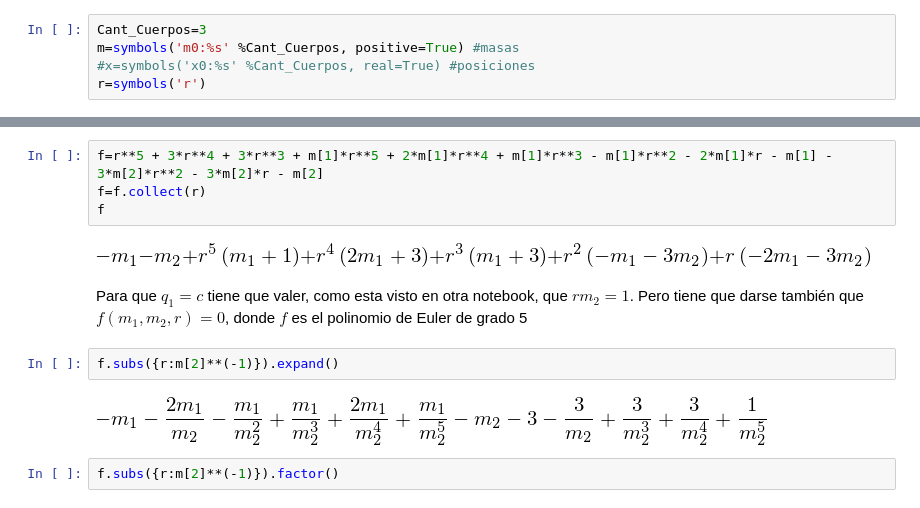
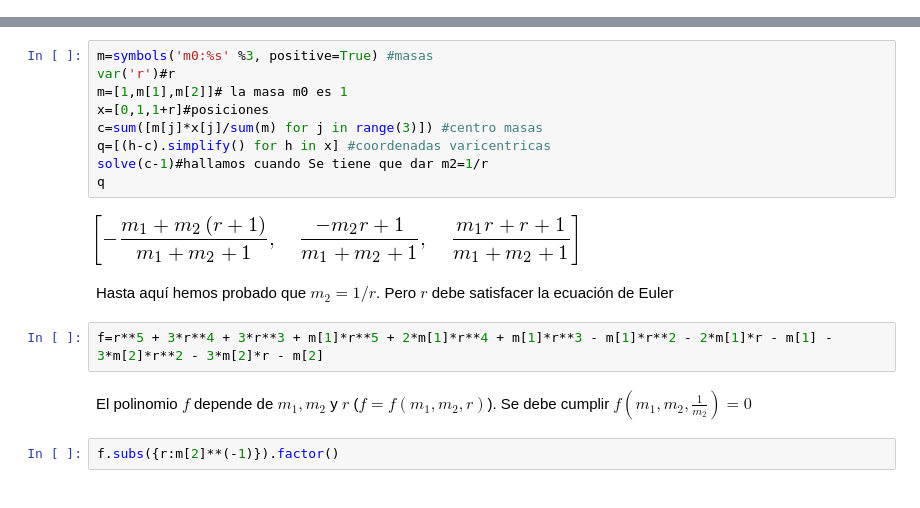
Before and after one commit to fdmazzone/ArchivosProyecto, a Jupyter notebook: MEcanica Celeste/concavidad.ipynb, the cells around one changed output, grey strips where cells are left out. Saved outputs shown, nothing was run; the diff lists cells and outputs as text.

```diff
--- a/MEcanica Celeste/concavidad.ipynb
+++ b/MEcanica Celeste/concavidad.ipynb
@@ -6,6 +10 @@ init_printing() #muestra símbolos más agradab
 R=lambda n,d: Rational(n,d)
-# %%
-Cant_Cuerpos=3
-m=symbols('m0:%s' %Cant_Cuerpos, positive=True) #masas
-#x=symbols('x0:%s' %Cant_Cuerpos, real=True) #posiciones
-r=symbols('r')
@@ -12,15 +19,20 @@ r=symbols('r')
+# %%
+m=symbols('m0:%s' %3, positive=True) #masas
+var('r')#r
+m=[1,m[1],m[2]]# la masa m0 es 1
+x=[0,1,1+r]#posiciones
+c=sum([m[j]*x[j]/sum(m) for j in range(3)]) #centro masas
+q=[(h-c).simplify() for h in x] #coordenadas varicentricas
+solve(c-1)#hallamos cuando Se tiene que dar m2=1/r
+q
+# %% [output]
+[figure, added]
+# %% [markdown]
+Hasta aquí hemos probado que $m_2=1/r$. Pero $r$ debe satisfacer la ecuación de Euler
 # %%
 f=r**5 + 3*r**4 + 3*r**3 + m[1]*r**5 + 2*m[1]*r**4 + m[1]*r**3 - m[1]*r**2 - 2*m[1]*r - m[1] - 3*m[2]*r**2 - 3*m[2]*r - m[2]
-f=f.collect(r)
-f
-# %% [output]
-[figure, removed]
-# %% [markdown]
-Para que $q_1=c$ tiene que valer, como esta visto en otra notebook, que $rm_2=1$. Pero tiene que darse también que $f(m_1,m_2,r)=0$, donde $f$ es el polinomio de Euler de grado 5
-# %%
-f.subs({r:m[2]**(-1)}).expand()
-# %% [output]
-[figure, removed]
+# %% [markdown]
+El polinomio $f$ depende de $m_1,m_2$ y $r$ ($f=f(m_1,m_2,r)$). Se debe cumplir $f(m_1,m_2,\frac{1}{m_2})=0$
 # %%
 f.subs({r:m[2]**(-1)}).factor()
 # %% [output]
```
Also changed, not shown: parts of 34 cells of this notebook.
